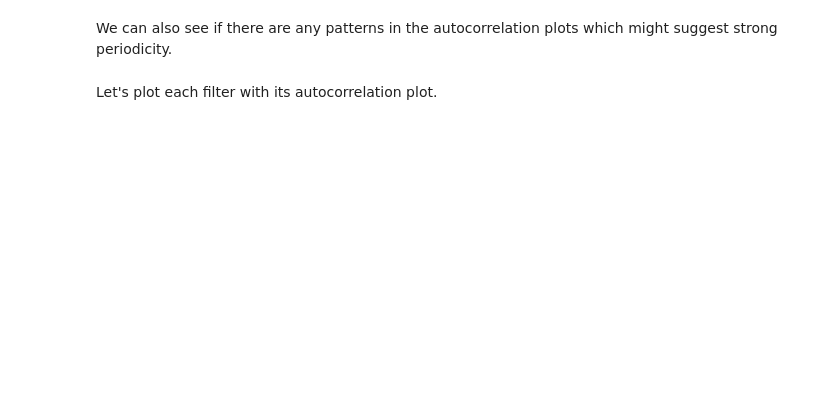
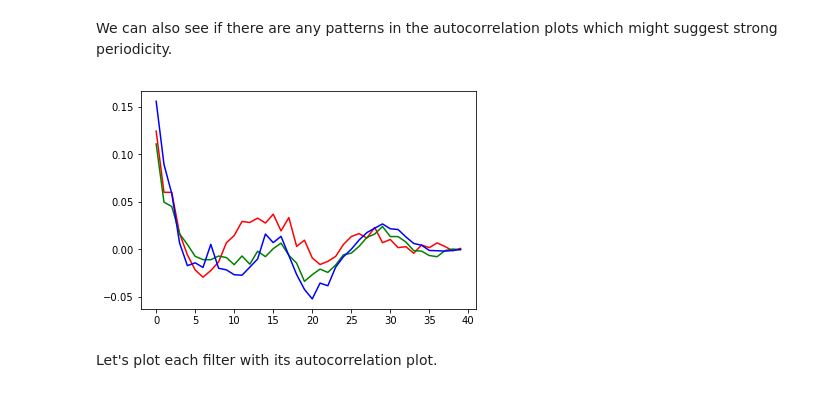
Before and after one commit to owenjonesuob/keras-workshop, a Jupyter notebook: walking.ipynb, the cells around one changed output. Saved outputs shown, nothing was run; the diff lists cells and outputs as text; code cells hidden in the pictures; blank space fills up the shorter version.

```diff
--- a/walking.ipynb
+++ b/walking.ipynb
@@ -313,3 +321,7 @@ plot_filter_corr("conv1d_1", 9)
+# %%
+plot_filter_corr(model, 0, 4)
+# %% [output]
+[figure, added]
 # %% [markdown]
 Let's plot each filter with its autocorrelation plot.
 # %%
```
Also changed, not shown: parts of 18 cells of this notebook, 1 other file.
